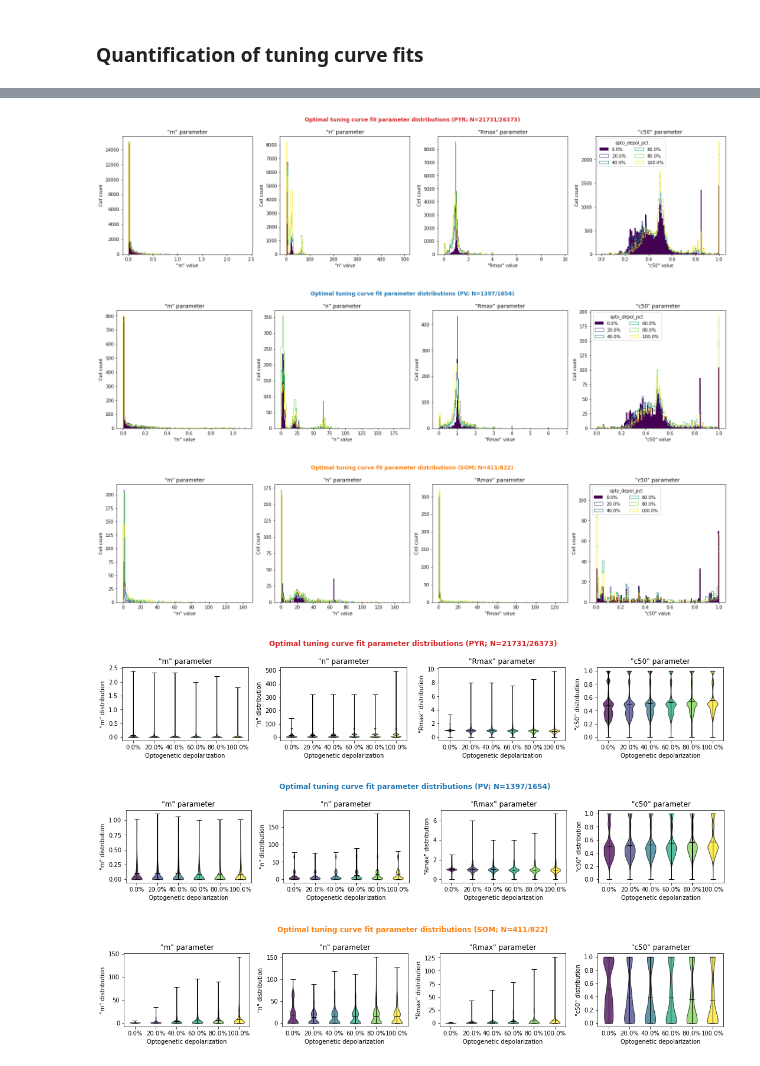
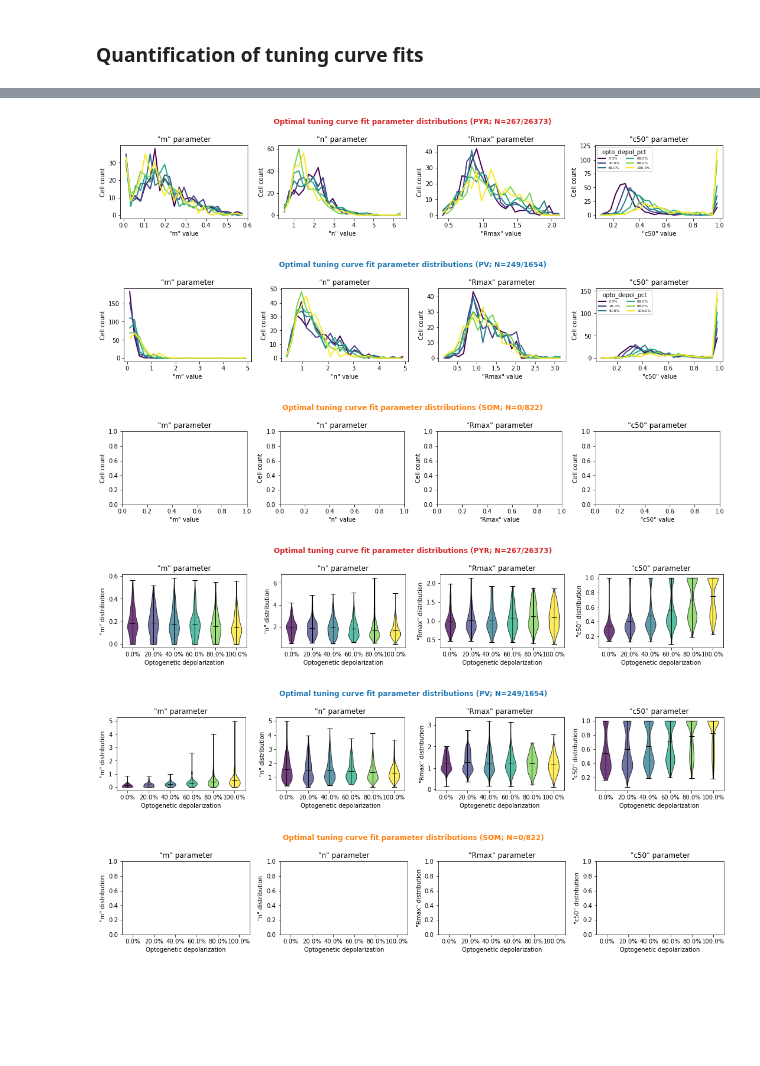
Before and after one commit to BlueBrain/sscx-analysis, a Jupyter notebook: visual_contrast/notebooks/OptoStim_Tuning_Analysis.ipynb, the cells around one changed output, grey strips where cells are left out. Cells and saved outputs as stored; diff of their text form; code cells hidden in the pictures; blank space fills up the shorter version.

Commit message:
Added robust cell selection to visual contrast tuning analysis

```diff
--- a/visual_contrast/notebooks/OptoStim_Tuning_Analysis.ipynb
+++ b/visual_contrast/notebooks/OptoStim_Tuning_Analysis.ipynb
@@ -687,19 +834,25 @@ c = np.arange(min(contrasts), max(contrasts), 0.01)
 level_colors = plt.cm.viridis(np.linspace(0, 1, len(opto_depol_pct)))
 for opto_idx, pct in enumerate(opto_depol_pct):
     plt.figure(figsize=(20, 5))
-    for idx, (opt_fit_params, lbl, col) in enumerate(zip([opt_fit_params_PYR[opto_idx], opt_fit_params_PV[opto_idx], opt_fit_params_SOM[opto_idx]], ['PYR', 'PV', 'SOM'], ['tab:red', 'tab:blue', 'tab:orange'])):
+    # for idx, (opt_fit_params, lbl, col) in enumerate(zip([opt_fit_params_PYR[opto_idx], opt_fit_params_PV[opto_idx], opt_fit_params_SOM[opto_idx]], ['PYR', 'PV', 'SOM'], ['tab:red', 'tab:blue', 'tab:orange'])): # All cells
+    for idx, (opt_fit_params, sel_idx, lbl, col) in enumerate(zip([opt_fit_params_PYR[opto_idx], opt_fit_params_PV[opto_idx], opt_fit_params_SOM[opto_idx]], [robust_cell_idx_PYR, robust_cell_idx_PV, robust_cell_idx_SOM], ['PYR', 'PV', 'SOM'], ['tab:red', 'tab:blue', 'tab:orange'])): # Robust cells
+        opt_fit_params = opt_fit_params[sel_idx, :]
         N = np.sum(np.all(np.isfinite(opt_fit_params), 1))
         plt.subplot(1, 3, idx + 1)
         r = np.array([R(c, *p_opt) for p_opt in opt_fit_params])
-        plt.plot(c, r.T, color=col, alpha=100.0 / opt_fit_params.shape[0])
-        plt.plot(c, np.nanmean(r, 0), 'k', alpha=0.5, lw=3)
-        plt.ylim([0.0, 2.0])
+        if np.size(r) > 0:
+            # plt.plot(c, r.T, color=col, alpha=100.0 / (opt_fit_params.shape[0] + 1)
+            plt.plot(c, r.T, color=col, alpha=0.1)
+            plt.plot(c, np.nanmean(r, 0), 'k', alpha=0.5, lw=3)
+        plt.xlim([np.min(contrasts), np.max(contrasts)])
+        plt.ylim([0.0, 1.25])
         plt.gca().set_xscale('log')
         plt.xticks(contrasts, labels=contrasts)
         plt.gca().minorticks_off()
+        plt.hlines(1.0, xmin=np.min(plt.xlim()), xmax=np.max(plt.xlim()), color='grey', zorder=0, alpha=0.5, lw=1)
         plt.xlabel('Contrast')
         plt.ylabel('Norm. response')
-        plt.title(f'{lbl} tuning curves (N={N}/{opt_fit_params.shape[0]})', color=col)
+        plt.title(f'{lbl} tuning curves (N={N}/{len(sel_idx)})', color=col)
     plt.suptitle(f'Tuning curves for {pct}% optogenetic depolarization', fontweight='bold', color=level_colors[opto_idx])
     plt.tight_layout()
     plt.savefig(os.path.join(save_path, f'tuning_curves_{pct}pct.png'), dpi=300)
@@ -714,55 +867,67 @@ for opto_idx, pct in enumerate(opto_depol_pct):
 # %%
 # Plot opt. fitting parameter distributions
-num_bins = 100
-for opt_fit_params, lbl, col in zip([opt_fit_params_PYR, opt_fit_params_PV, opt_fit_params_SOM], ['PYR', 'PV', 'SOM'], ['tab:red', 'tab:blue', 'tab:orange']):
+num_bins = 25
+for opt_fit_params, sel_idx, lbl, col in zip([opt_fit_params_PYR, opt_fit_params_PV, opt_fit_params_SOM], [robust_cell_idx_PYR, robust_cell_idx_PV, robust_cell_idx_SOM], ['PYR', 'PV', 'SOM'], ['tab:red', 'tab:blue', 'tab:orange']):
+    opt_fit_params = [ofp[sel_idx, :] for ofp in opt_fit_params]
     N = np.sum(np.all(np.isfinite(opt_fit_params[0]), 1))
-    plt.figure(figsize=(20, 5))
+    plt.figure(figsize=(15, 3))
+    if N > 0:
+        min_vals = np.nanmin(np.nanmin(opt_fit_params, 0), 0)
+        max_vals = np.nanmax(np.nanmax(opt_fit_params, 0), 0)
     for idx, p_name in enumerate(fit_param_names):
         plt.subplot(1, num_fit_params, idx + 1)
-        for opto_idx, pct in enumerate(opto_depol_pct):
-            plt.hist(opt_fit_params[opto_idx][:, idx], bins=num_bins, color=level_colors[opto_idx], histtype='bar' if opto_idx == 0 else 'step', label=f'{pct}%')
+        if N > 0:
+            bins = np.linspace(min_vals[idx], max_vals[idx], num_bins + 1)
+            for opto_idx, pct in enumerate(opto_depol_pct):
+                # plt.hist(opt_fit_params[opto_idx][:, idx], bins=bins, color=level_colors[opto_idx], histtype='bar' if opto_idx == 0 else 'step', lw=2, label=f'{pct}%')
+                hist_count, _ = np.histogram(opt_fit_params[opto_idx][:, idx], bins=bins)
+                plt.plot(bins[:-1] + 0.5 * np.min(np.diff(bins)), hist_count, color=level_colors[opto_idx], lw=2, label=f'{pct}%')
         plt.xlabel(f'"{p_name}" value')
         plt.ylabel('Cell count')
         plt.title(f'"{p_name}" parameter')
         # plt.yscale('log')
-    plt.legend(title='opto_depol_pct', ncol=2, loc='upper left')
-    plt.suptitle(f'Optimal tuning curve fit parameter distributions ({lbl}; N={N}/{opt_fit_params[0].shape[0]})', fontweight='bold', color=col)
+    if N > 0:
+        plt.legend(title='opto_depol_pct', ncol=2, loc='upper left', fontsize=6)
+    plt.suptitle(f'Optimal tuning curve fit parameter distributions ({lbl}; N={N}/{len(sel_idx)})', fontweight='bold', color=col)
     plt.tight_layout()
     plt.savefig(os.path.join(save_path, f'fit_param_histograms_{lbl}.png'), dpi=300)
     plt.show()
 # %% [output]
-[figure, old version]
+[figure, new version]
-[figure, old version]
+[figure, new version]
-[figure, old version]
+[figure, new version]
 # %%
 # Plot violinplots of opt fit param distributions for different levels of opto stim
-for opt_fit_params, lbl, col in zip([opt_fit_params_PYR, opt_fit_params_PV, opt_fit_params_SOM], ['PYR', 'PV', 'SOM'], ['tab:red', 'tab:blue', 'tab:orange']):
+for opt_fit_params, sel_idx, lbl, col in zip([opt_fit_params_PYR, opt_fit_params_PV, opt_fit_params_SOM], [robust_cell_idx_PYR, robust_cell_idx_PV, robust_cell_idx_SOM], ['PYR', 'PV', 'SOM'], ['tab:red', 'tab:blue', 'tab:orange']):
+    opt_fit_params = [ofp[sel_idx, :] for ofp in opt_fit_params]
     N = np.sum(np.all(np.isfinite(opt_fit_params[0]), 1))
     plt.figure(figsize=(15, 3))
     for p_idx, p_name in enumerate(fit_param_names):
         plt.subplot(1, len(fit_param_names), p_idx + 1)
-        p_data = [opt_fit_params[idx][np.all(np.isfinite(opt_fit_params[idx]), 1), p_idx] for idx in range(len(opto_depol_pct))]
-        violin_parts = plt.violinplot(p_data, showmeans=True)
-        for partname in ('cbars','cmins','cmaxes','cmeans', 'cmedians'):
-            if partname in violin_parts:
-                violin_parts[partname].set_edgecolor('k')
-                violin_parts[partname].set_linewidth(1)
-        for idx, pc in enumerate(violin_parts['bodies']):
-            pc.set_facecolor(level_colors[idx])
-            pc.set_alpha(0.75)
-            pc.set_edgecolor('black')
+        if N > 0:
+            p_data = [opt_fit_params[idx][np.all(np.isfinite(opt_fit_params[idx]), 1), p_idx] for idx in range(len(opto_depol_pct))]
+            violin_parts = plt.violinplot(p_data, showmeans=True)
+            for partname in ('cbars','cmins','cmaxes','cmeans', 'cmedians'):
+                if partname in violin_parts:
+                    violin_parts[partname].set_edgecolor('k')
+                    violin_parts[partname].set_linewidth(1)
+            for idx, pc in enumerate(violin_parts['bodies']):
+                pc.set_facecolor(level_colors[idx])
+                pc.set_alpha(0.75)
+                pc.set_edgecolor('black')
         plt.xticks(np.arange(1, len(opto_depol_pct) + 1), labels=[f'{pct}%' for pct in opto_depol_pct])
+        plt.xlim([0.5, len(opto_depol_pct) + 0.5])
         plt.xlabel('Optogenetic depolarization')
         plt.ylabel(f'"{p_name}" distribution')
         plt.title(f'"{p_name}" parameter')
-    plt.suptitle(f'Optimal tuning curve fit parameter distributions ({lbl}; N={N}/{opt_fit_params[0].shape[0]})', fontweight='bold', color=col)
+    plt.suptitle(f'Optimal tuning curve fit parameter distributions ({lbl}; N={N}/{len(sel_idx)})', fontweight='bold', color=col)
     plt.tight_layout()
     plt.savefig(os.path.join(save_path, f'fit_param_violins_{lbl}.png'), dpi=300)
     plt.show()
 # %% [output]
-[figure, old version]
+[figure, new version]
-[figure, old version]
+[figure, new version]
-[figure, old version]
+[figure, new version]
 # %%
 # Plot means of opt fit param distributions for different levels of opto stim
 c = np.arange(min(contrasts), max(contrasts), 0.01)
```
Also changed, not shown: parts of 14 cells of this notebook.
